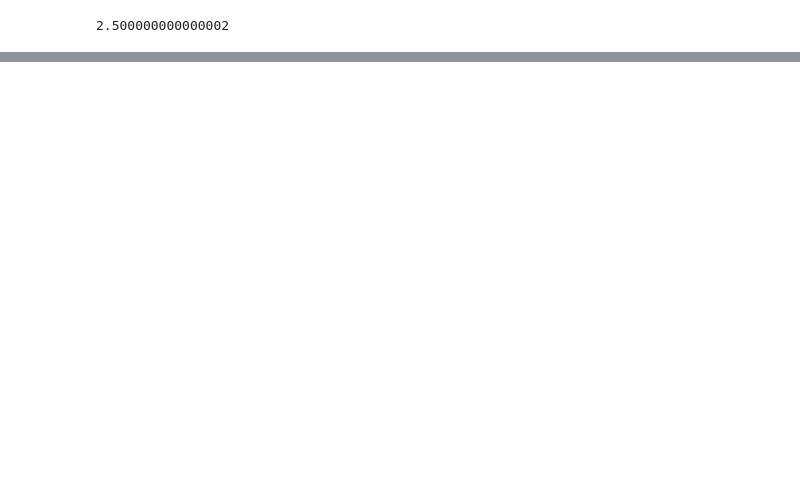
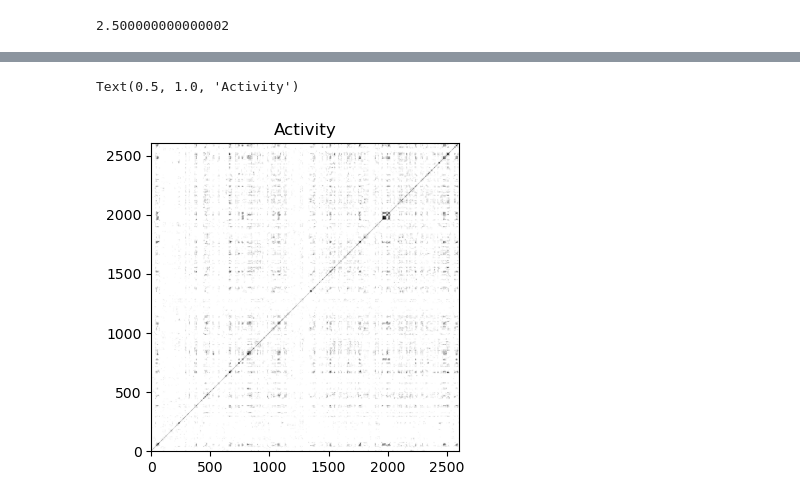
Before and after one commit to FernandoMoralesM01/EEG_RQA, a Jupyter notebook: 5.ipynb, the cells around one changed output, grey strips where cells are left out. Saved outputs shown, nothing was run; the diff lists cells and outputs as text; code cells hidden in the pictures; blank space fills up the shorter version.

```diff
--- a/5.ipynb
+++ b/5.ipynb
@@ -227,0 +284,9 @@ plt.show()
+# %%
+full_mat = recurrence_plots[0].recurrence_matrix()
+
+plt.figure(figsize= (4, 4))
+plt.imshow(full_mat, cmap='binary', origin='lower')
+plt.title("Activity")
+# %% [output]
+Text(0.5, 1.0, 'Activity')
+[figure, added]
```
Also changed, not shown: parts of 15 cells of this notebook, 9 other files.
